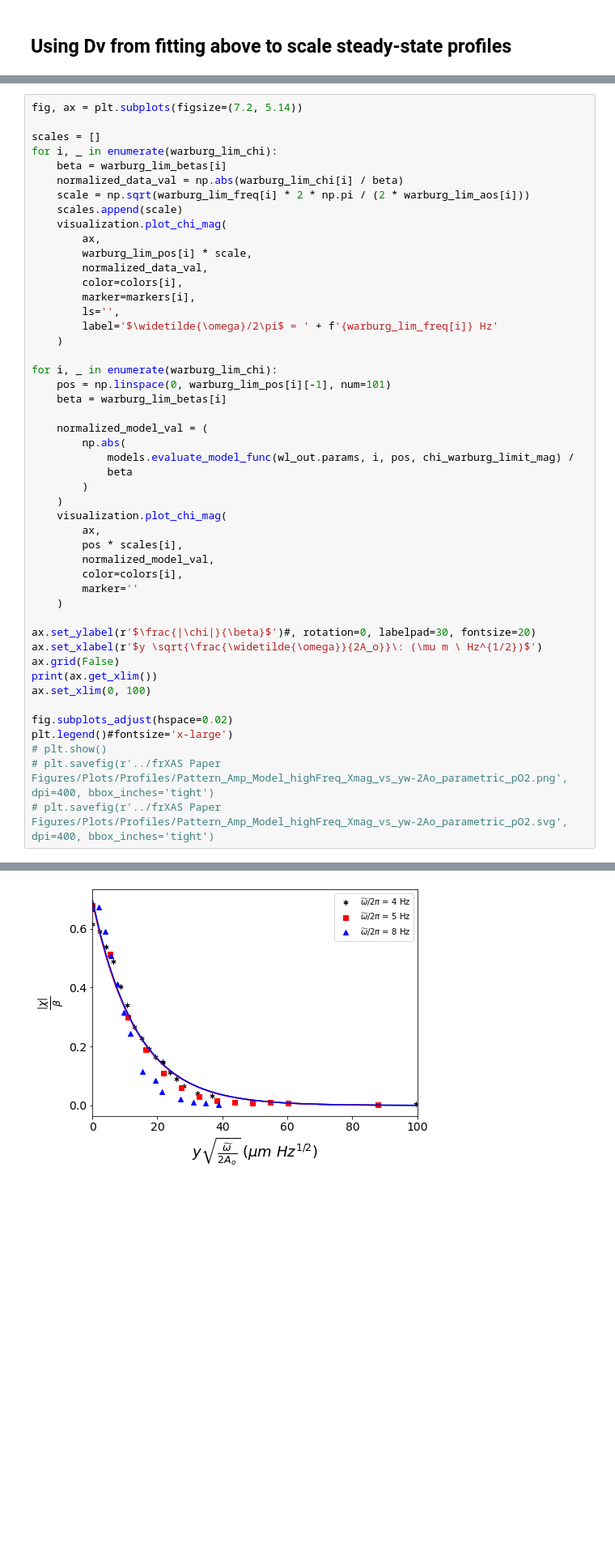
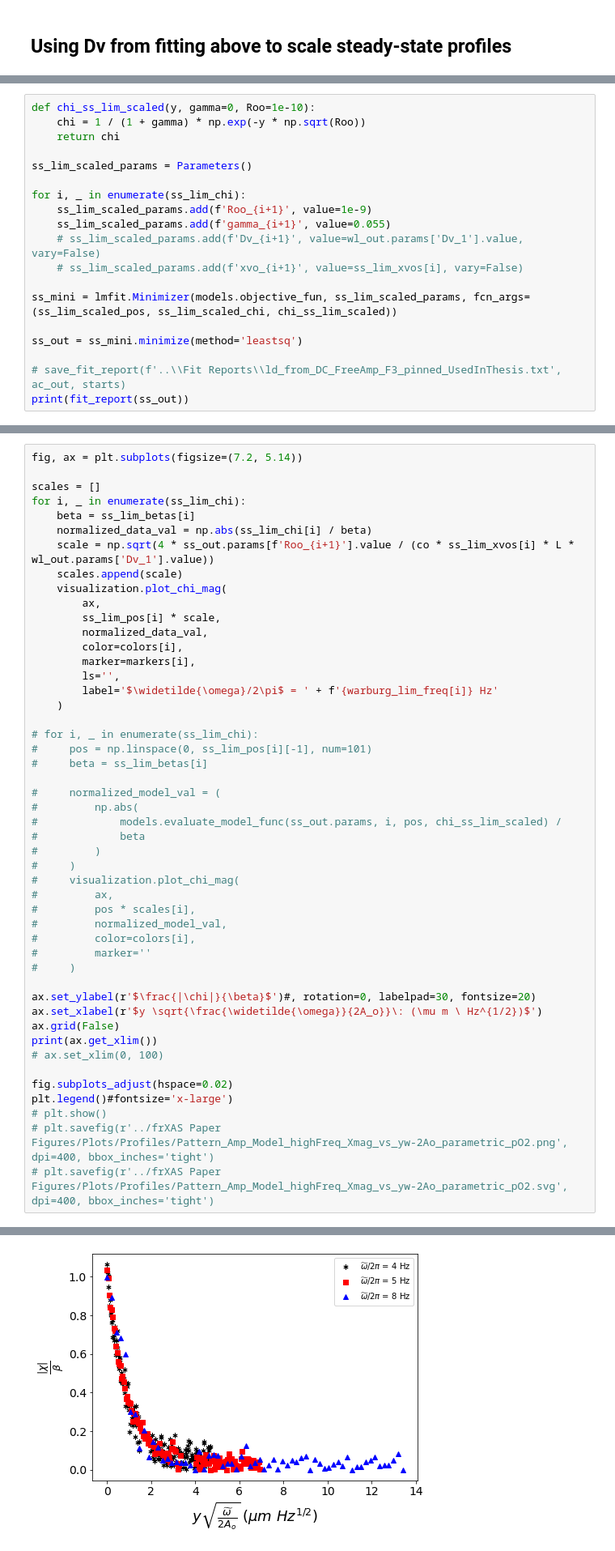
Before and after one commit to BGerwe/Xray-Project, a Jupyter notebook: fr_XAS/frXAS Paper Figures/July18 Scaled Chi Profiles_20230320.ipynb, the cells around one changed output, grey strips where cells are left out. Shown at 81% size. Cells and saved outputs as stored; diff of their text form; blank space fills up the shorter version.

```diff
--- a/fr_XAS/frXAS Paper Figures/July18 Scaled Chi Profiles_20230320.ipynb
+++ b/fr_XAS/frXAS Paper Figures/July18 Scaled Chi Profiles_20230320.ipynb
@@ -852,0 +803,19 @@ ss_lim_scaled_pos
+# %%
+def chi_ss_lim_scaled(y, gamma=0, Roo=1e-10):
+    chi = 1 / (1 + gamma) * np.exp(-y * np.sqrt(Roo))
+    return chi
+
+ss_lim_scaled_params = Parameters()
+
+for i, _ in enumerate(ss_lim_chi):
+    ss_lim_scaled_params.add(f'Roo_{i+1}', value=1e-9)
+    ss_lim_scaled_params.add(f'gamma_{i+1}', value=0.055)
+    # ss_lim_scaled_params.add(f'Dv_{i+1}', value=wl_out.params['Dv_1'].value, vary=False)
+    # ss_lim_scaled_params.add(f'xvo_{i+1}', value=ss_lim_xvos[i], vary=False)
+
+ss_mini = lmfit.Minimizer(models.objective_fun, ss_lim_scaled_params, fcn_args=(ss_lim_scaled_pos, ss_lim_scaled_chi, chi_ss_lim_scaled))
+
+ss_out = ss_mini.minimize(method='leastsq')
+
+# save_fit_report(f'..\\Fit Reports\\ld_from_DC_FreeAmp_F3_pinned_UsedInThesis.txt', ac_out, starts)
+print(fit_report(ss_out))
@@ -854,14 +844,14 @@ ss_lim_scaled_pos
 fig, ax = plt.subplots(figsize=(7.2, 5.14))
 
 scales = []
-for i, _ in enumerate(warburg_lim_chi):
-    beta = warburg_lim_betas[i]
-    normalized_data_val = np.abs(warburg_lim_chi[i] / beta)
-    scale = np.sqrt(warburg_lim_freq[i] * 2 * np.pi / (2 * warburg_lim_aos[i]))
+for i, _ in enumerate(ss_lim_chi):
+    beta = ss_lim_betas[i]
+    normalized_data_val = np.abs(ss_lim_chi[i] / beta)
+    scale = np.sqrt(4 * ss_out.params[f'Roo_{i+1}'].value / (co * ss_lim_xvos[i] * L * wl_out.params['Dv_1'].value))
     scales.append(scale)
     visualization.plot_chi_mag(
         ax,
-        warburg_lim_pos[i] * scale,
+        ss_lim_pos[i] * scale,
         normalized_data_val,
         color=colors[i],
         marker=markers[i],
@@ -869,29 +859,29 @@ for i, _ in enumerate(warburg_lim_chi):
         label='$\widetilde{\omega}/2\pi$ = ' + f'{warburg_lim_freq[i]} Hz'
     )
 
-for i, _ in enumerate(warburg_lim_chi):
-    pos = np.linspace(0, warburg_lim_pos[i][-1], num=101)
-    beta = warburg_lim_betas[i]
+# for i, _ in enumerate(ss_lim_chi):
+#     pos = np.linspace(0, ss_lim_pos[i][-1], num=101)
+#     beta = ss_lim_betas[i]
 
-    normalized_model_val = (
-        np.abs(
-            models.evaluate_model_func(wl_out.params, i, pos, chi_warburg_limit_mag) /
-            beta
-        )
-    )
-    visualization.plot_chi_mag(
-        ax,
-        pos * scales[i],
-        normalized_model_val,
-        color=colors[i],
-        marker=''
-    )
+#     normalized_model_val = (
+#         np.abs(
+#             models.evaluate_model_func(ss_out.params, i, pos, chi_ss_lim_scaled) /
+#             beta
+#         )
+#     )
+#     visualization.plot_chi_mag(
+#         ax,
+#         pos * scales[i],
+#         normalized_model_val,
+#         color=colors[i],
+#         marker=''
+#     )
 
 ax.set_ylabel(r'$\frac{|\chi|}{\beta}$')#, rotation=0, labelpad=30, fontsize=20)
 ax.set_xlabel(r'$y \sqrt{\frac{\widetilde{\omega}}{2A_o}}\: (\mu m \ Hz^{1/2})$')
 ax.grid(False)
 print(ax.get_xlim())
-ax.set_xlim(0, 100)
+# ax.set_xlim(0, 100)
 
 fig.subplots_adjust(hspace=0.02)
 plt.legend()#fontsize='x-large')
@@ -903,2 +893,2 @@ plt.legend()#fontsize='x-large')
 <matplotlib.legend.Legend at 0x...>
-[figure, old version]
+[figure, new version]
```
Also changed, not shown: parts of 29 cells of this notebook, 13 other files.
